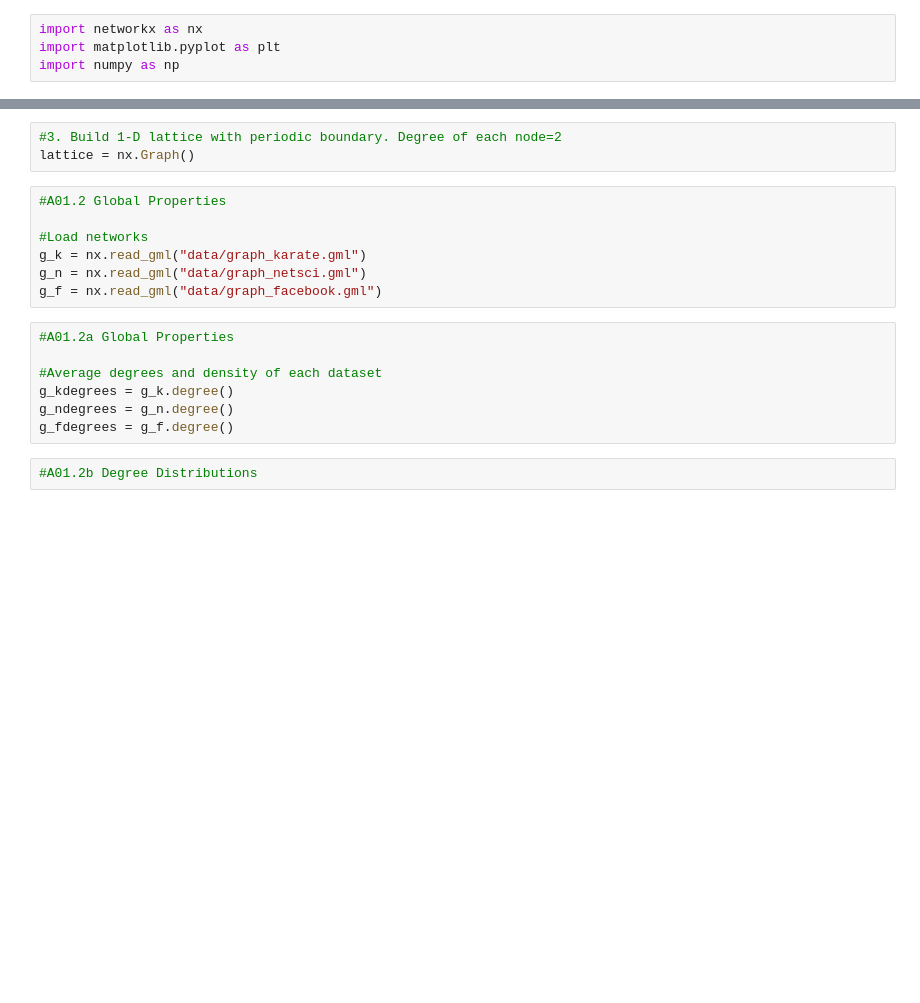
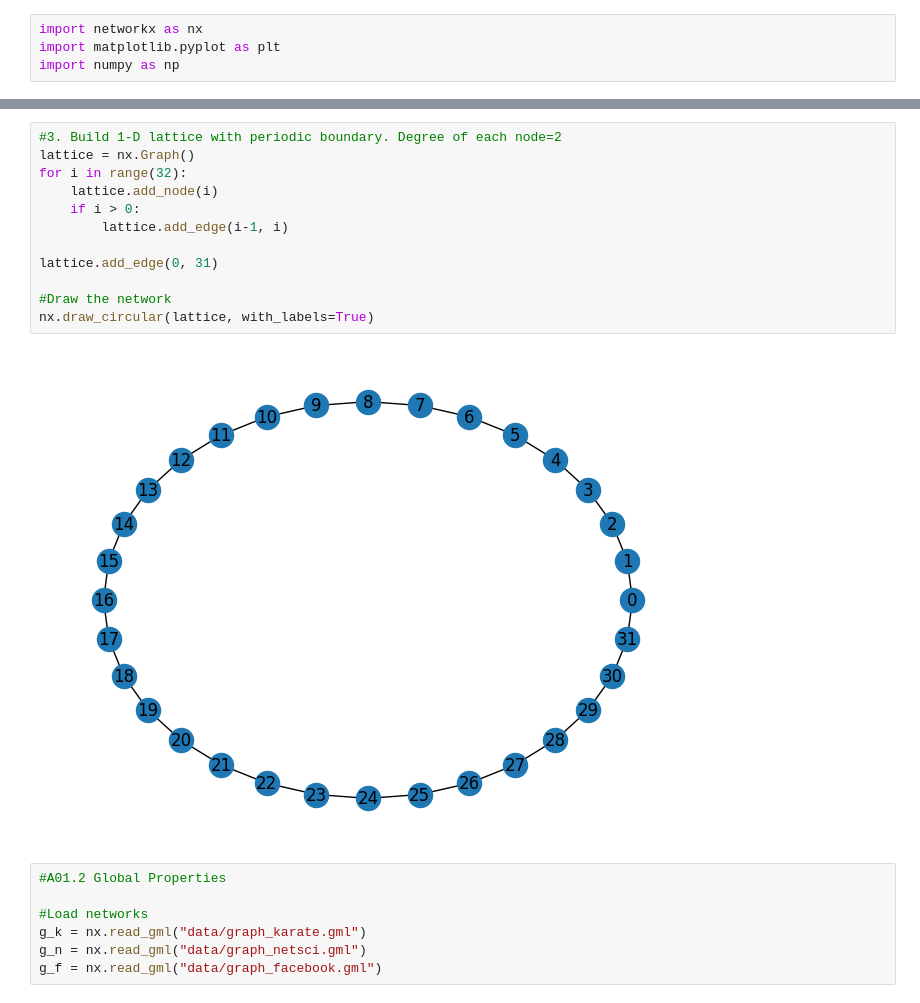
Before and after one commit to huyim/Netsci, a Jupyter notebook: Assi1/Hu_Yiming_EX1.ipynb, the cells around one changed output, grey strips where cells are left out. Cells and saved outputs as stored; diff of their text form; blank space fills up the shorter version.

```diff
--- a/Assi1/Hu_Yiming_EX1.ipynb
+++ b/Assi1/Hu_Yiming_EX1.ipynb
@@ -29,6 +29,17 @@ nx.draw(fully_connected, with_labels=True)
 # %%
 #3. Build 1-D lattice with periodic boundary. Degree of each node=2
 lattice = nx.Graph()
+for i in range(32):
+    lattice.add_node(i)
+    if i > 0:
+        lattice.add_edge(i-1, i)
+
+lattice.add_edge(0, 31)
+
+#Draw the network
+nx.draw_circular(lattice, with_labels=True)
+# %% [output]
+[figure, added]
 # %%
 #A01.2 Global Properties
 
@@ -36,12 +47,3 @@ lattice = nx.Graph()
 g_k = nx.read_gml("data/graph_karate.gml")
 g_n = nx.read_gml("data/graph_netsci.gml")
 g_f = nx.read_gml("data/graph_facebook.gml")
-# %%
-#A01.2a Global Properties
-
-#Average degrees and density of each dataset
-g_kdegrees = g_k.degree()
-g_ndegrees = g_n.degree()
-g_fdegrees = g_f.degree()
-# %%
-#A01.2b Degree Distributions
```
Also changed, not shown: parts of 7 cells of this notebook, 1 other file.
